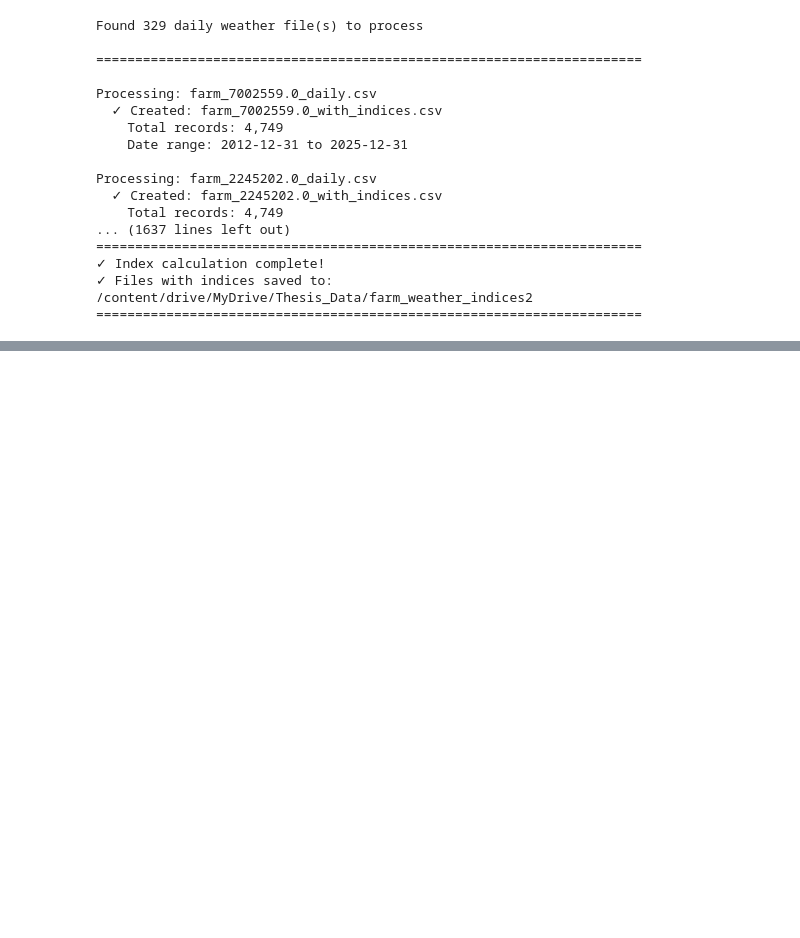
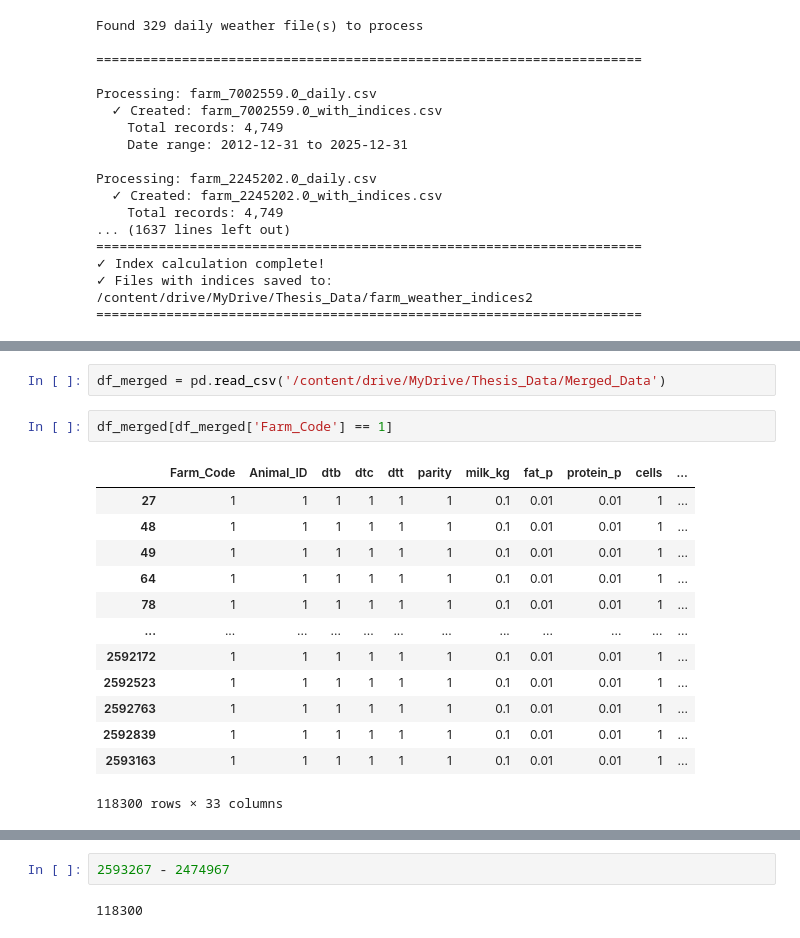
Before and after one commit to smsag99/Thesis, a Jupyter notebook: codes/FeatureEng.ipynb, the cells around one changed output, grey strips where cells are left out. Saved outputs shown, nothing was run; the diff lists cells and outputs as text; blank space fills up the shorter version.

Commit message:
merging data

```diff
--- a/codes/FeatureEng.ipynb
+++ b/codes/FeatureEng.ipynb
@@ -441,0 +670,18 @@ Processing: farm_2245202.0_daily.csv
+# %%
+df_merged = pd.read_csv('/content/drive/MyDrive/Thesis_Data/Merged_Data')
+# %%
+df_merged[df_merged['Farm_Code'] == 1]
+# %% [output]
+|  | Farm_Code | Animal_ID | dtb | dtc | dtt | parity | milk_kg | fat_p | protein_p | cells | ... |
+| 27 | 1 | 1 | 1 | 1 | 1 | 1 | 0.1 | 0.01 | 0.01 | 1 | ... |
+| 48 | 1 | 1 | 1 | 1 | 1 | 1 | 0.1 | 0.01 | 0.01 | 1 | ... |
+| 49 | 1 | 1 | 1 | 1 | 1 | 1 | 0.1 | 0.01 | 0.01 | 1 | ... |
+| 64 | 1 | 1 | 1 | 1 | 1 | 1 | 0.1 | 0.01 | 0.01 | 1 | ... |
+| 78 | 1 | 1 | 1 | 1 | 1 | 1 | 0.1 | 0.01 | 0.01 | 1 | ... |
+| ... | ... | ... | ... | ... | ... | ... | ... | ... | ... | ... | ... |
+| 2592172 | 1 | 1 | 1 | 1 | 1 | 1 | 0.1 | 0.01 | 0.01 | 1 | ... |
+| 2592523 | 1 | 1 | 1 | 1 | 1 | 1 | 0.1 | 0.01 | 0.01 | 1 | ... |
+| 2592763 | 1 | 1 | 1 | 1 | 1 | 1 | 0.1 | 0.01 | 0.01 | 1 | ... |
+| 2592839 | 1 | 1 | 1 | 1 | 1 | 1 | 0.1 | 0.01 | 0.01 | 1 | ... |
+| 2593163 | 1 | 1 | 1 | 1 | 1 | 1 | 0.1 | 0.01 | 0.01 | 1 | ... |
+118300 rows × 33 columns
@@ -441,0 +692,4 @@ Processing: farm_2245202.0_daily.csv
+# %%
+2593267 - 2474967
+# %% [output]
+118300
```
Also changed, not shown: parts of 3 cells of this notebook.
